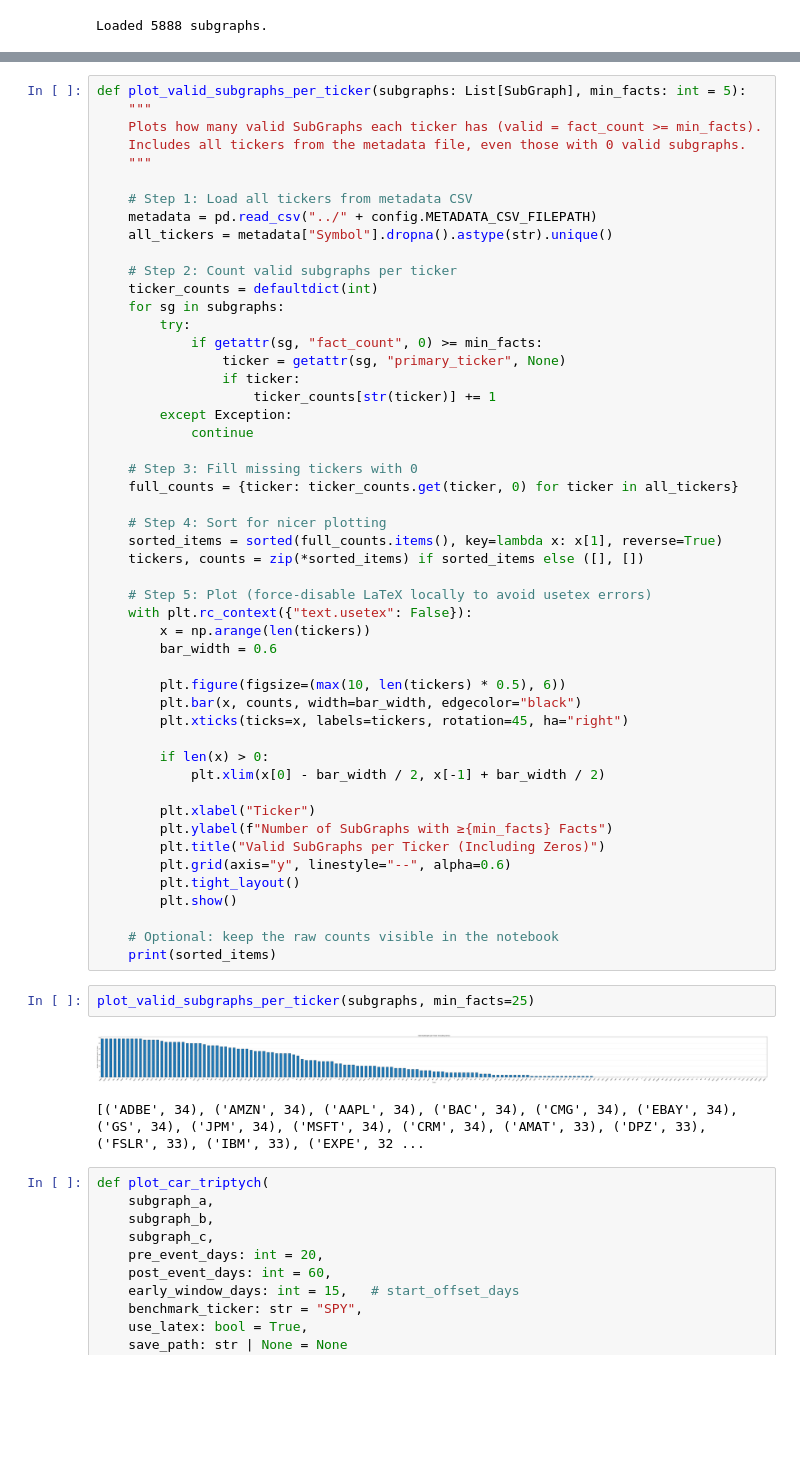
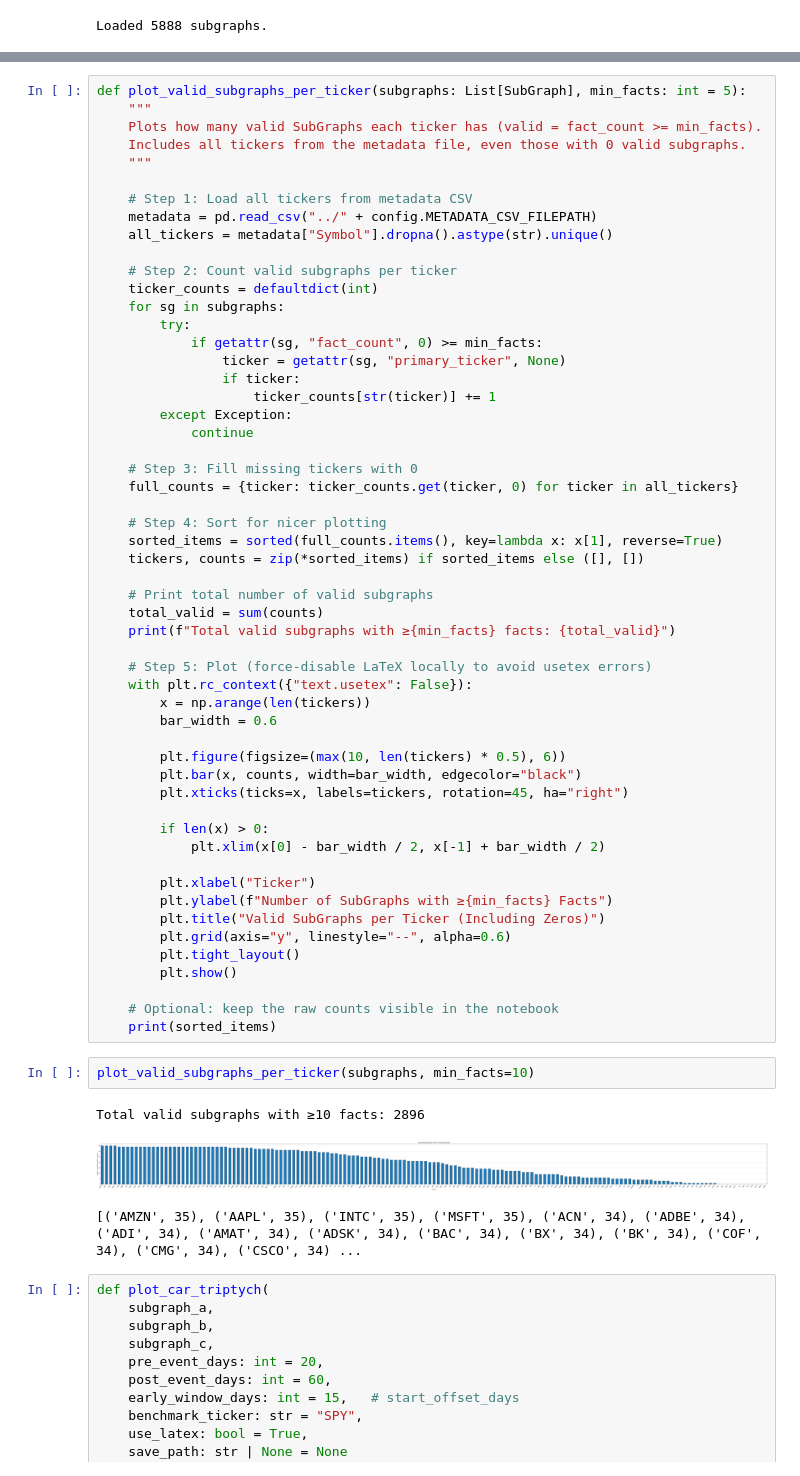
Before and after one commit to jamiebellthomas/apollo, a Jupyter notebook: KG/subgraph_analysis.ipynb, the cells around one changed output, grey strips where cells are left out. Cells and saved outputs as stored; diff of their text form; blank space fills up the shorter version.

```diff
--- a/KG/subgraph_analysis.ipynb
+++ b/KG/subgraph_analysis.ipynb
@@ -106,6 +106,10 @@ def plot_valid_subgraphs_per_ticker(subgraphs: List[SubGraph], min_facts: int =
     sorted_items = sorted(full_counts.items(), key=lambda x: x[1], reverse=True)
     tickers, counts = zip(*sorted_items) if sorted_items else ([], [])
 
+    # Print total number of valid subgraphs
+    total_valid = sum(counts)
+    print(f"Total valid subgraphs with ≥{min_facts} facts: {total_valid}")
+
     # Step 5: Plot (force-disable LaTeX locally to avoid usetex errors)
     with plt.rc_context({"text.usetex": False}):
         x = np.arange(len(tickers))
@@ -128,10 +132,11 @@ def plot_valid_subgraphs_per_ticker(subgraphs: List[SubGraph], min_facts: int =
     # Optional: keep the raw counts visible in the notebook
     print(sorted_items)
 # %%
-plot_valid_subgraphs_per_ticker(subgraphs, min_facts=25)
+plot_valid_subgraphs_per_ticker(subgraphs, min_facts=10)
 # %% [output]
+Total valid subgraphs with ≥10 facts: 2896
-[figure, old version]
+[figure, new version]
-[('ADBE', 34), ('AMZN', 34), ('AAPL', 34), ('BAC', 34), ('CMG', 34), ('EBAY', 34), ('GS', 34), ('JPM', 34), ('MSFT', 34), ('CRM', 34), ('AMAT', 33), ('DPZ', 33), ('FSLR', 33), ('IBM', 33), ('EXPE', 32 ...
+[('AMZN', 35), ('AAPL', 35), ('INTC', 35), ('MSFT', 35), ('ACN', 34), ('ADBE', 34), ('ADI', 34), ('AMAT', 34), ('ADSK', 34), ('BAC', 34), ('BX', 34), ('BK', 34), ('COF', 34), ('CMG', 34), ('CSCO', 34) ...
 # %%
 def plot_car_triptych(
     subgraph_a,
```
Also changed, not shown: parts of 3 cells of this notebook, 22 other files.
